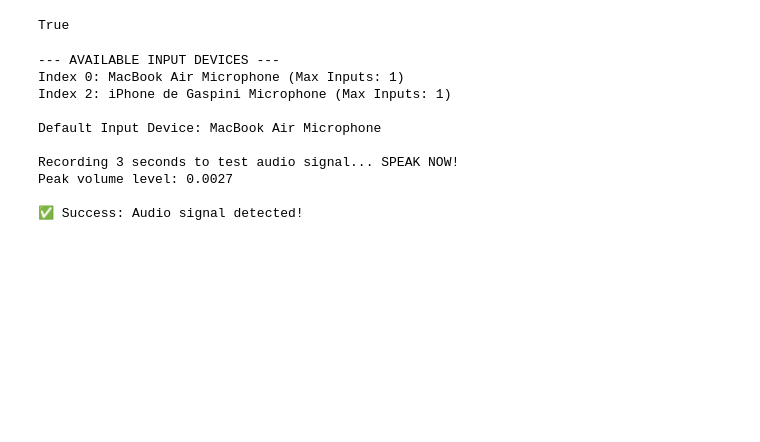
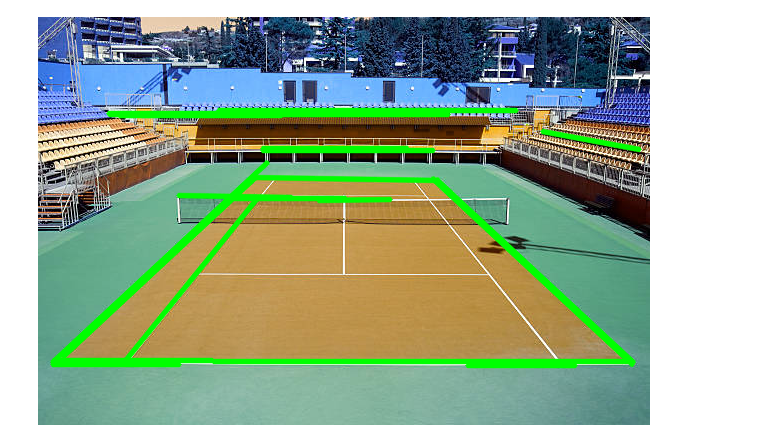
Before and after one commit to matedataandai/video_vision, a Jupyter notebook: visiontest.ipynb, the cells around one changed output. Drawn from its saved outputs; the diff is of its cells as text; code cells hidden in the pictures; blank space fills up the shorter version.

Commit message:
tests added

```diff
--- a/visiontest.ipynb
+++ b/visiontest.ipynb
@@ -4,2 +5,2 @@ import matplotlib.pyplot as plt
 # %%
-img = Image.open('IMG_8052.jpg')
+img = Image.open('image.png')
@@ -116,2 +7,2 @@ def crop_largest_rect(img, angle_deg, orig_w, orig_h):
 # %%
-vision_model = VisionModel()
+vision_model = VisionModel2()
@@ -187,40 +9,4 @@ img_cropped,_ = vision_model2.crop_based_angle(image)
-# %%
-cv2.imwrite("straightened.jpg", img_cropped)
-# %% [output]
-True
-# %%
-import sounddevice as sd
-import numpy as np
-
-print("--- AVAILABLE INPUT DEVICES ---")
-devices = sd.query_devices()
-for idx, d in enumerate(devices):
-    if d['max_input_channels'] > 0:
-        print(f"Index {idx}: {d['name']} (Max Inputs: {d['max_input_channels']})")
-
-print("\nDefault Input Device:", sd.query_devices(kind='input')['name'])
-
-# Quick 3-second recording test
-print("\nRecording 3 seconds to test audio signal... SPEAK NOW!")
-recording = sd.rec(int(3 * 44100), samplerate=44100, channels=1)
-sd.wait()
-
-max_vol = np.max(np.abs(recording))
-print(f"Peak volume level: {max_vol:.4f}")
-
-if max_vol < 0.001:
-    print("\n⚠️ WARNING: Recorded absolute SILENCE!")
-    print("Fix: Check macOS Settings -> Privacy & Security -> Microphone and ensure Terminal/VS Code/Python is toggled ON.")
-else:
-    print("\n✅ Success: Audio signal detected!")
-# %% [output]
---- AVAILABLE INPUT DEVICES ---
-Index 0: MacBook Air Microphone (Max Inputs: 1)
-Index 2: iPhone de Gaspini Microphone (Max Inputs: 1)
-
-Default Input Device: MacBook Air Microphone
-
-Recording 3 seconds to test audio signal... SPEAK NOW!
-Peak volume level: 0.0027
-
-✅ Success: Audio signal detected!
+# %%
+vision_model.overlay_court_lines(np.array(img), lines=vision_model.detect_court_line_segments(np.array(img)))
+# %% [output]
+[figure, added]
```
Also changed, not shown: parts of 11 cells of this notebook, 2 other files.
